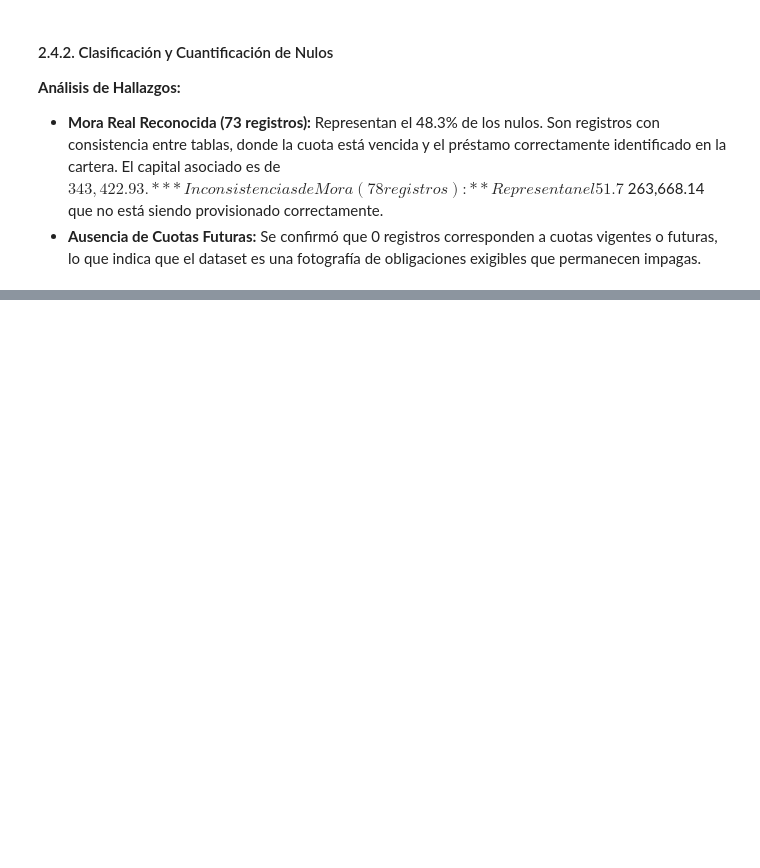
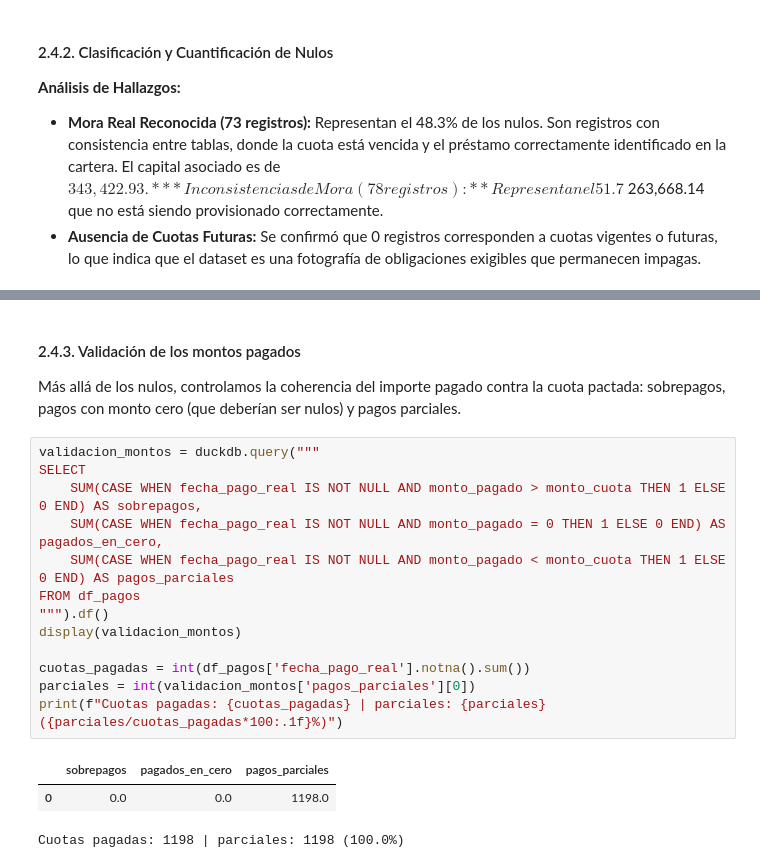
Before and after one commit to FrancoRobottiWork/Analista-de-Proyeccion-de-Riesgo, a Jupyter notebook: notebooks/01_calidad_datos.ipynb, the cells around one changed output, grey strips where cells are left out. Drawn from its saved outputs; the diff is of its cells as text; blank space fills up the shorter version.

```diff
--- a/notebooks/01_calidad_datos.ipynb
+++ b/notebooks/01_calidad_datos.ipynb
@@ -252,3 +263,23 @@ df_detalle_151
 |  | tipo_nulo | cantidad | capital_asociado | vencimiento_min | vencimiento_max | porcentaje |
 | 0 | Inconsistencia | 78 | 263668.14 | 2022-02-03 | 2024-10-31 | 51.66% |
 | 1 | Mora Correcta | 73 | 343422.93 | 2022-02-16 | 2024-12-03 | 48.34% |
+# %% [markdown]
+#### 2.4.3. Validación de los montos pagados
+Más allá de los nulos, controlamos la coherencia del importe pagado contra la cuota pactada: sobrepagos, pagos con monto cero (que deberían ser nulos) y pagos parciales.
+# %%
+validacion_montos = duckdb.query("""
+SELECT
+    SUM(CASE WHEN fecha_pago_real IS NOT NULL AND monto_pagado > monto_cuota THEN 1 ELSE 0 END) AS sobrepagos,
+    SUM(CASE WHEN fecha_pago_real IS NOT NULL AND monto_pagado = 0 THEN 1 ELSE 0 END) AS pagados_en_cero,
+    SUM(CASE WHEN fecha_pago_real IS NOT NULL AND monto_pagado < monto_cuota THEN 1 ELSE 0 END) AS pagos_parciales
+FROM df_pagos
+""").df()
+display(validacion_montos)
+
+cuotas_pagadas = int(df_pagos['fecha_pago_real'].notna().sum())
+parciales = int(validacion_montos['pagos_parciales'][0])
+print(f"Cuotas pagadas: {cuotas_pagadas} | parciales: {parciales} ({parciales/cuotas_pagadas*100:.1f}%)")
+# %% [output]
+|  | sobrepagos | pagados_en_cero | pagos_parciales |
+| 0 | 0.0 | 0.0 | 1198.0 |
+Cuotas pagadas: 1198 | parciales: 1198 (100.0%)
```
Also changed, not shown: parts of 21 cells of this notebook, 2 other files.
